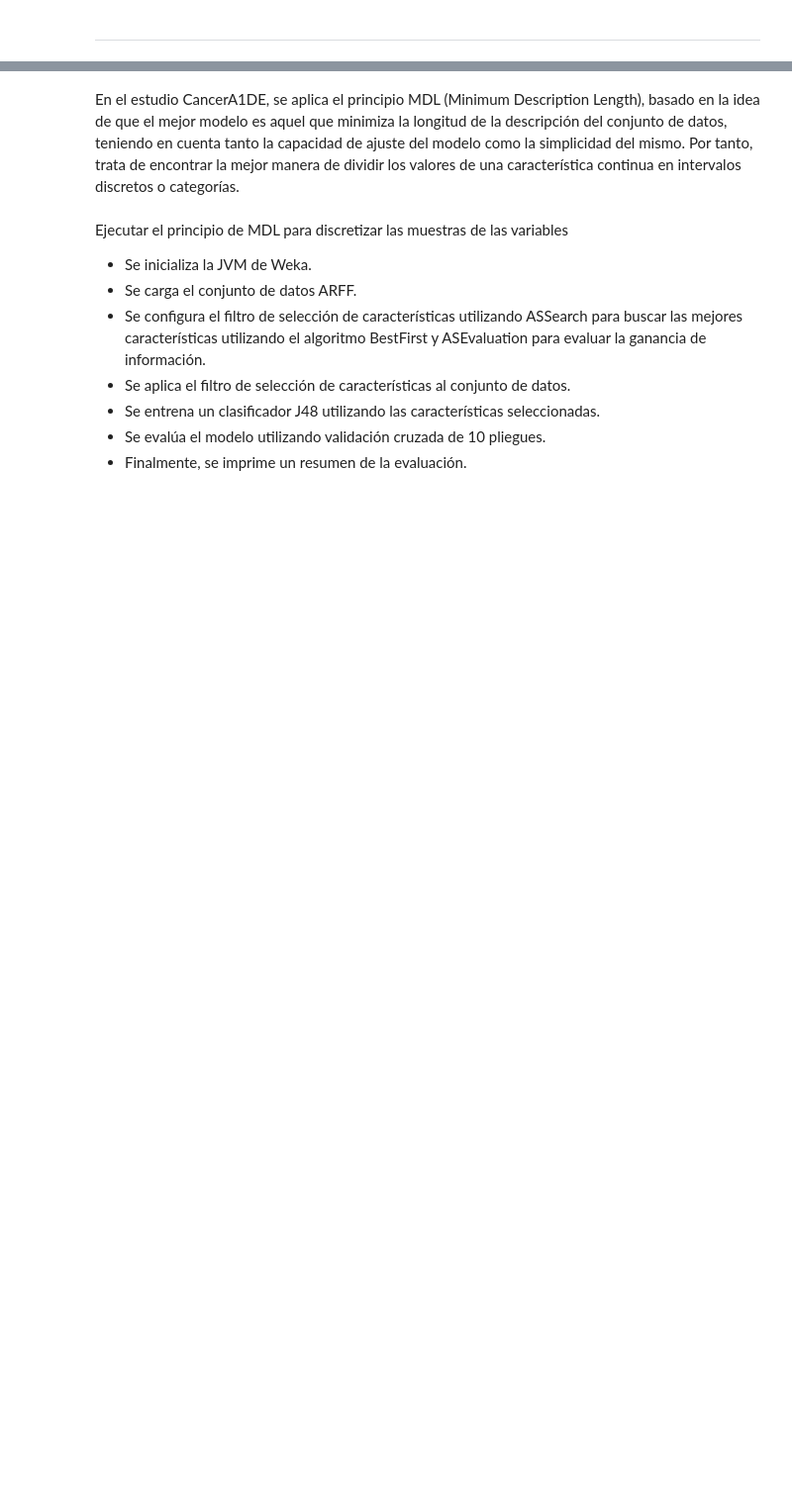
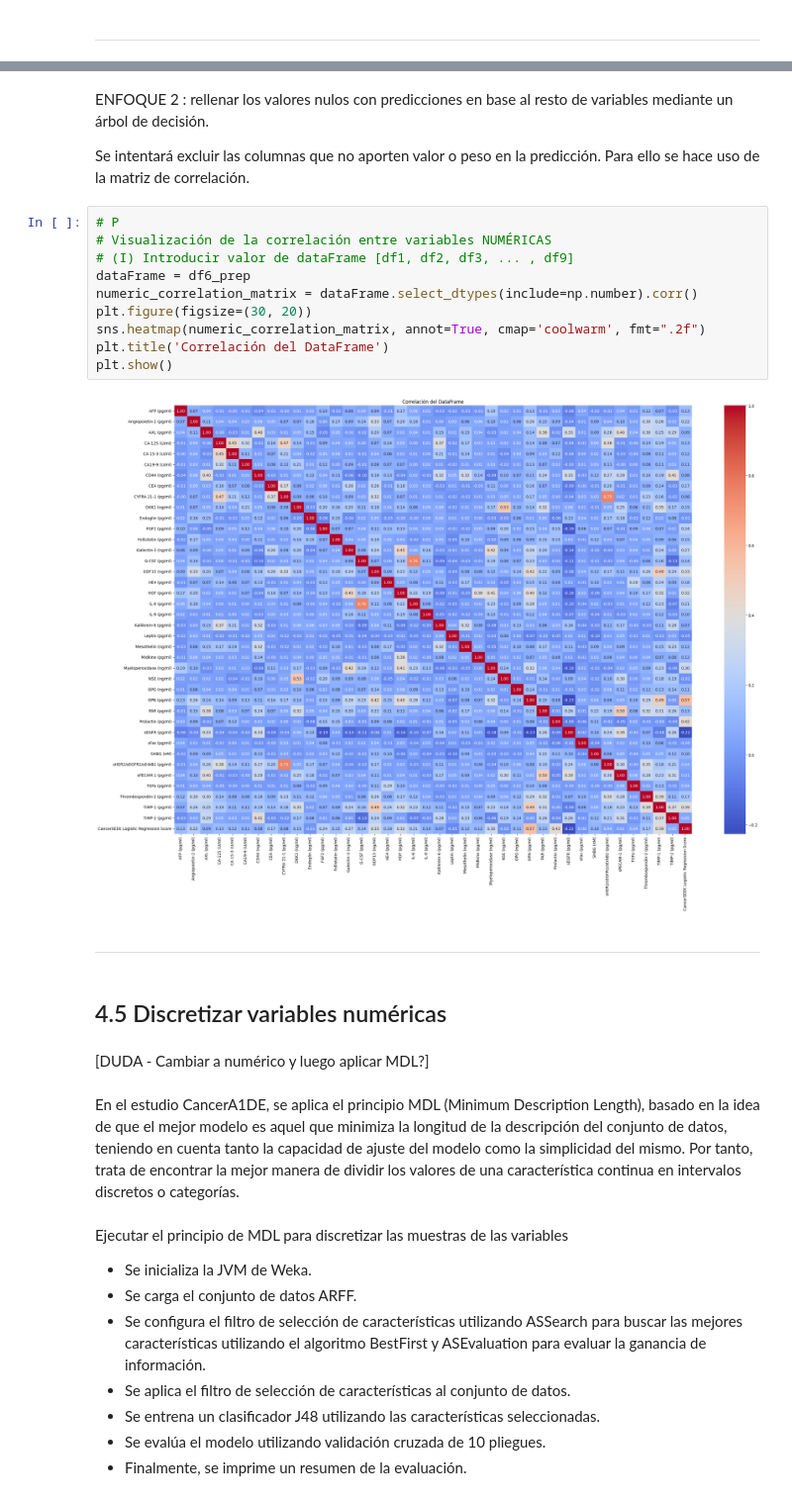
Before and after one commit to Lusku/MaterialMaster, a Jupyter notebook: TFM.ipynb, the cells around one changed output, grey strips where cells are left out. Shown at 99% size. Cells and saved outputs as stored; diff of their text form; blank space fills up the shorter version.

```diff
--- a/TFM.ipynb
+++ b/TFM.ipynb
@@ -686,3 +868,25 @@ _______________________________________
+# %% [markdown]
+ENFOQUE 2 : rellenar los valores nulos con predicciones en base al resto de variables mediante un árbol de decisión.
+
+Se intentará excluir las columnas que no aporten valor o peso en la predicción. Para ello se hace uso de la matriz de correlación.
+# %%
+# P
+# Visualización de la correlación entre variables NUMÉRICAS
+# (I) Introducir valor de dataFrame [df1, df2, df3, ... , df9]
+dataFrame = df6_prep
+numeric_correlation_matrix = dataFrame.select_dtypes(include=np.number).corr()
+plt.figure(figsize=(30, 20))
+sns.heatmap(numeric_correlation_matrix, annot=True, cmap='coolwarm', fmt=".2f")
+plt.title('Correlación del DataFrame')
+plt.show()
+# %% [output]
+[figure, added]
+# %% [markdown]
+_______________________________________
+# %% [markdown]
+## 4.5 Discretizar variables numéricas
+# %% [markdown]
+[DUDA - Cambiar a numérico y luego aplicar MDL?]
 # %% [markdown]
 En el estudio CancerA1DE, se aplica el principio MDL (Minimum Description Length), basado en la idea de que el mejor modelo es aquel que minimiza la longitud de la descripción del conjunto de datos, teniendo en cuenta tanto la capacidad de ajuste del modelo como la simplicidad del mismo.
 Por tanto, trata de encontrar la mejor manera de dividir los valores de una característica continua en intervalos discretos o categorías.
```
Also changed, not shown: parts of 27 cells of this notebook.
